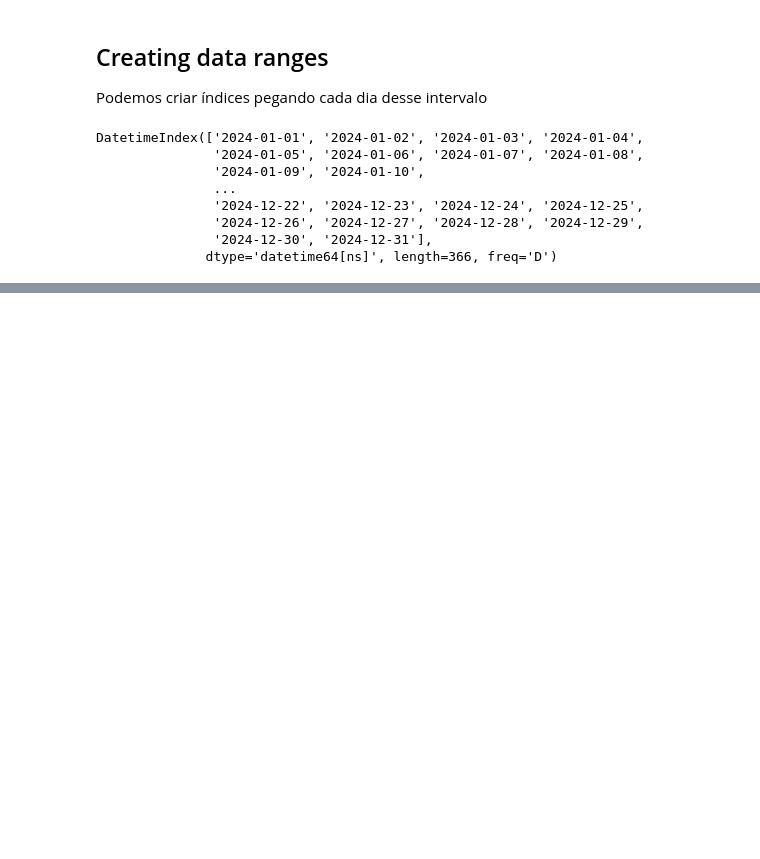
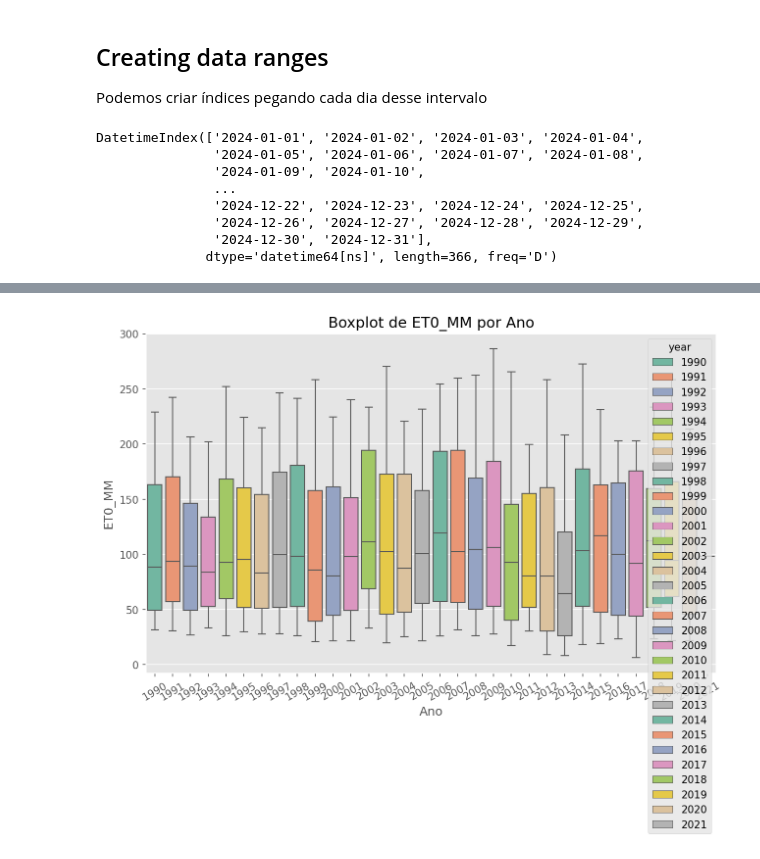
Before and after one commit to alvarosamp/ML_TO_GEOSCIENCE, a Jupyter notebook: Codigos/Notebook.ipynb, the cells around one changed output, grey strips where cells are left out. Cells and saved outputs as stored; diff of their text form; code cells hidden in the pictures; blank space fills up the shorter version.

```diff
--- a/Codigos/Notebook.ipynb
+++ b/Codigos/Notebook.ipynb
@@ -84,0 +355,11 @@ DatetimeIndex(['2024-01-01', '2024-01-02', '2024-01-03', '2024-01-04',
+# %%
+data['year'] = data.index.year
+sns.boxplot(data=data, x="year", y="ET0_mm", hue="year", palette = 'Set2')
+# Visualizando os dado
+plt.xticks(rotation = 30)  # Rotaciona os rótulos do eixo x para melhor visualização
+plt.title('Boxplot de ET0_MM por Ano')
+plt.xlabel('Ano')
+plt.ylabel('ET0_MM')
+plt.show()  # Exibe o gráfico
+# %% [output]
+[figure, added]
```
Also changed, not shown: parts of 31 cells of this notebook, 1 other file.
